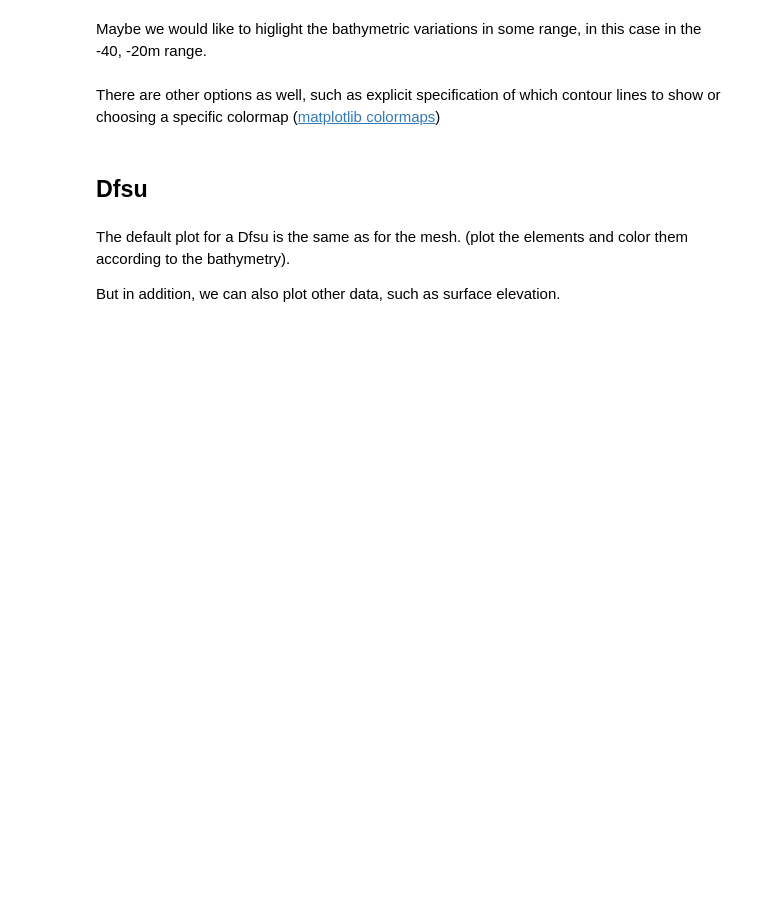
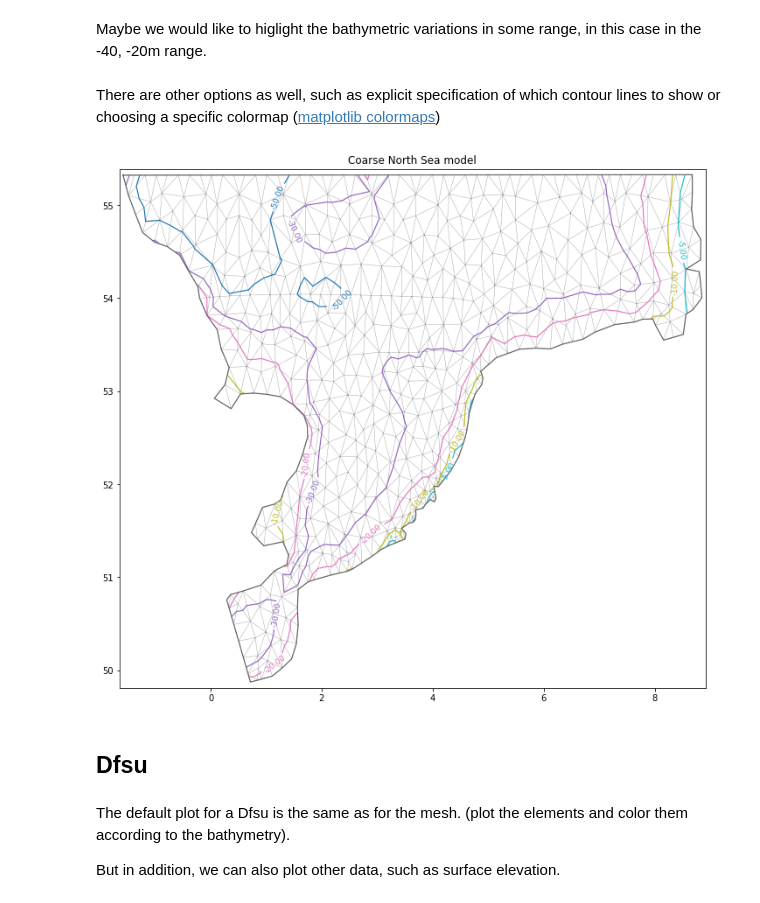
Before and after one commit to DHI/book-learn-mikeio-modelskill, a Jupyter notebook: _sources/output_visualisation.ipynb, the cells around one changed output. Saved outputs shown, nothing was run; the diff lists cells and outputs as text; code cells hidden in the pictures; blank space fills up the shorter version.

```diff
--- a/_sources/output_visualisation.ipynb
+++ b/_sources/output_visualisation.ipynb
@@ -26,7 +26,11 @@ msh.plot(plot_type='patch', show_mesh=False, vmin=-40, vmax=-20);
 # %% [markdown]
 There are other options as well, such as explicit specification of which contour lines to show or choosing a specific colormap ([matplotlib colormaps](https://matplotlib.org/stable/tutorials/colors/colormaps.html))
 # %%
-msh.plot(plot_type='contour', show_mesh=True, levels=[-50,-30,-20,-10,-5], cmap="tab10", figsize=(12,12), title="Coarse North Sea model");
+msh.plot(plot_type='contour', show_mesh=True,
+         levels=[-50,-30,-20,-10,-5], cmap="tab10",
+         figsize=(12,12), title="Coarse North Sea model");
+# %% [output]
+[figure, added]
 # %% [markdown]
 ## Dfsu
 # %%
```
Also changed, not shown: parts of 5 cells of this notebook, 14 other files.
